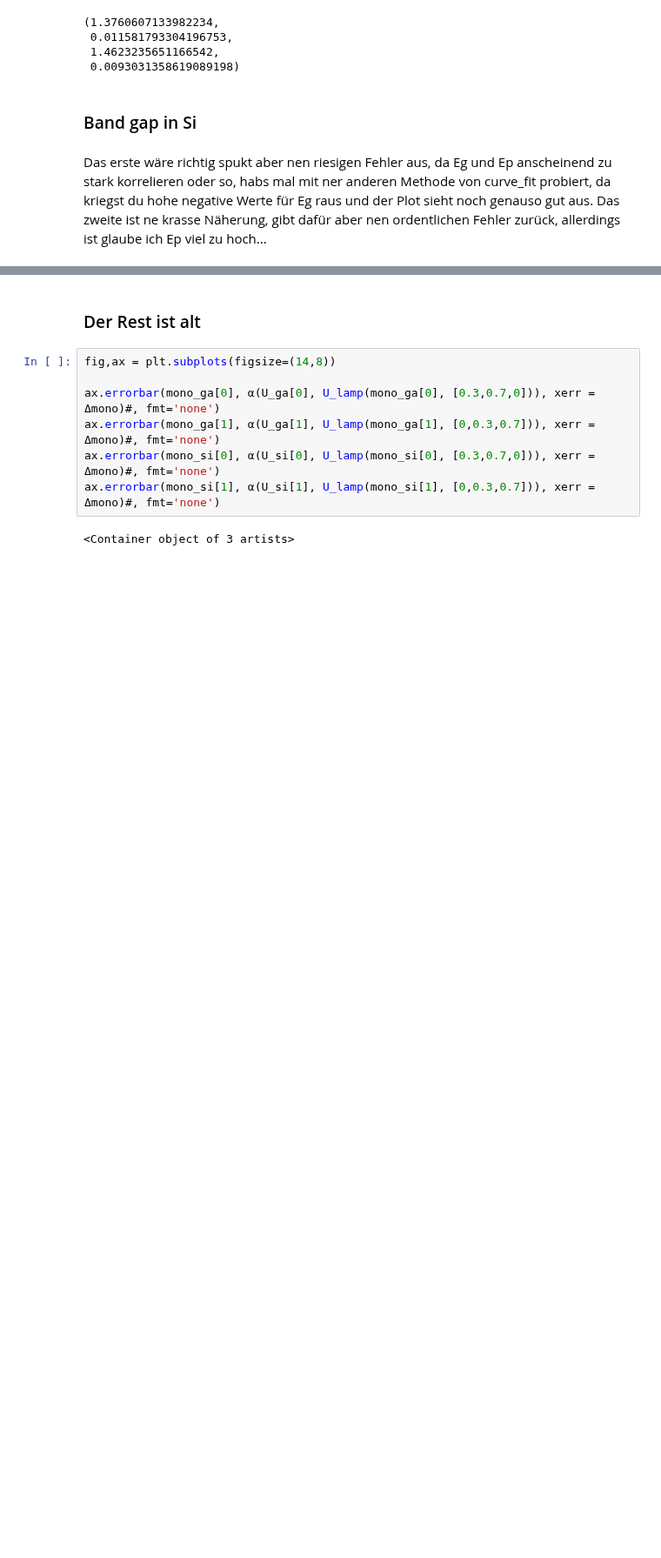
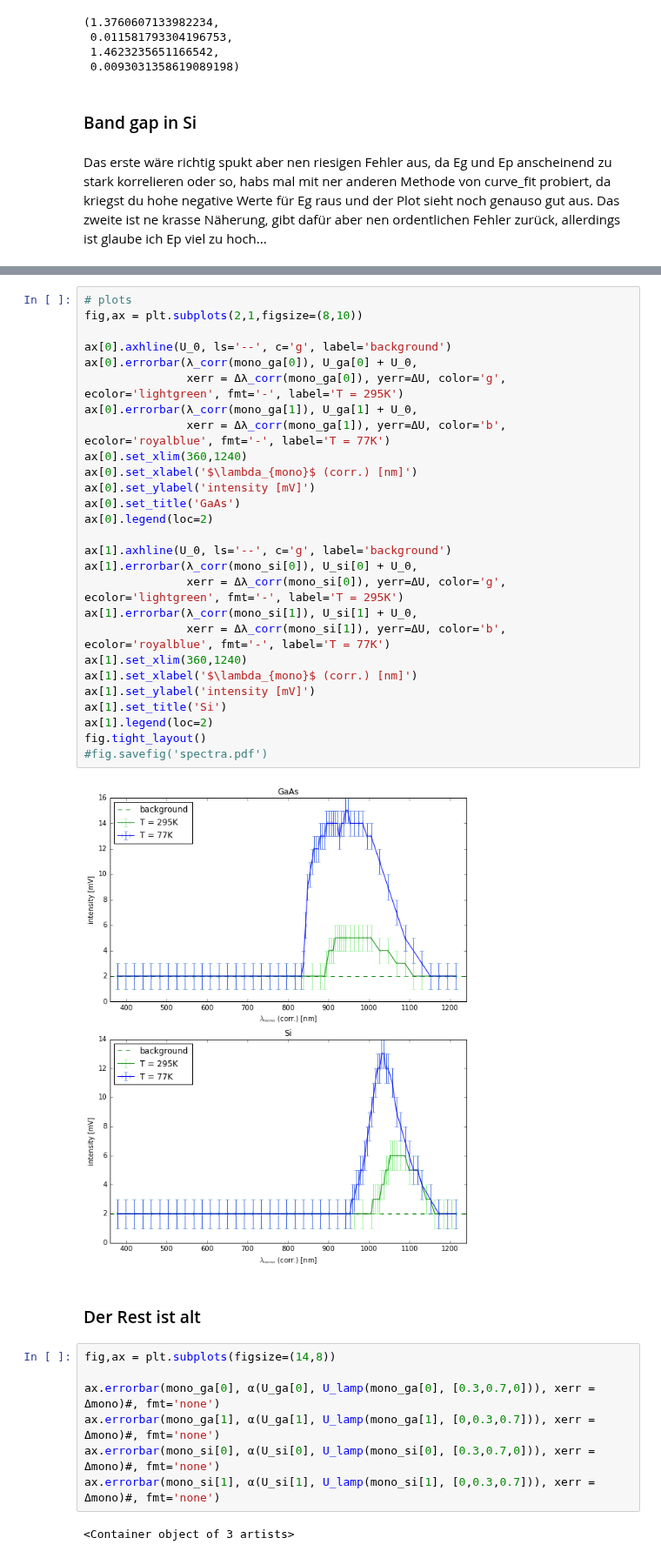
Before and after one commit to NlKLas/PyRePo, a Jupyter notebook: V44/V44.ipynb, the cells around one changed output, grey strips where cells are left out. Shown at 87% size. Saved outputs shown, nothing was run; the diff lists cells and outputs as text; blank space fills up the shorter version.

```diff
--- a/V44/V44.ipynb
+++ b/V44/V44.ipynb
@@ -546,3 +553,32 @@ fig.tight_layout()
+# %%
+# plots
+fig,ax = plt.subplots(2,1,figsize=(8,10))
+
+ax[0].axhline(U_0, ls='--', c='g', label='background')
+ax[0].errorbar(λ_corr(mono_ga[0]), U_ga[0] + U_0,
+               xerr = Δλ_corr(mono_ga[0]), yerr=ΔU, color='g', ecolor='lightgreen', fmt='-', label='T = 295K')
+ax[0].errorbar(λ_corr(mono_ga[1]), U_ga[1] + U_0,
+               xerr = Δλ_corr(mono_ga[1]), yerr=ΔU, color='b', ecolor='royalblue', fmt='-', label='T = 77K')
+ax[0].set_xlim(360,1240)
+ax[0].set_xlabel('$\lambda_{mono}$ (corr.) [nm]')
+ax[0].set_ylabel('intensity [mV]')
+ax[0].set_title('GaAs')
+ax[0].legend(loc=2)
+
+ax[1].axhline(U_0, ls='--', c='g', label='background')
+ax[1].errorbar(λ_corr(mono_si[0]), U_si[0] + U_0,
+               xerr = Δλ_corr(mono_si[0]), yerr=ΔU, color='g', ecolor='lightgreen', fmt='-', label='T = 295K')
+ax[1].errorbar(λ_corr(mono_si[1]), U_si[1] + U_0,
+               xerr = Δλ_corr(mono_si[1]), yerr=ΔU, color='b', ecolor='royalblue', fmt='-', label='T = 77K')
+ax[1].set_xlim(360,1240)
+ax[1].set_xlabel('$\lambda_{mono}$ (corr.) [nm]')
+ax[1].set_ylabel('intensity [mV]')
+ax[1].set_title('Si')
+ax[1].legend(loc=2)
+fig.tight_layout()
+#fig.savefig('spectra.pdf')
+# %% [output]
+[figure, added]
 # %% [markdown]
 ### Der Rest ist alt
 # %%
```
Also changed, not shown: parts of 4 cells of this notebook, 3 other files.
